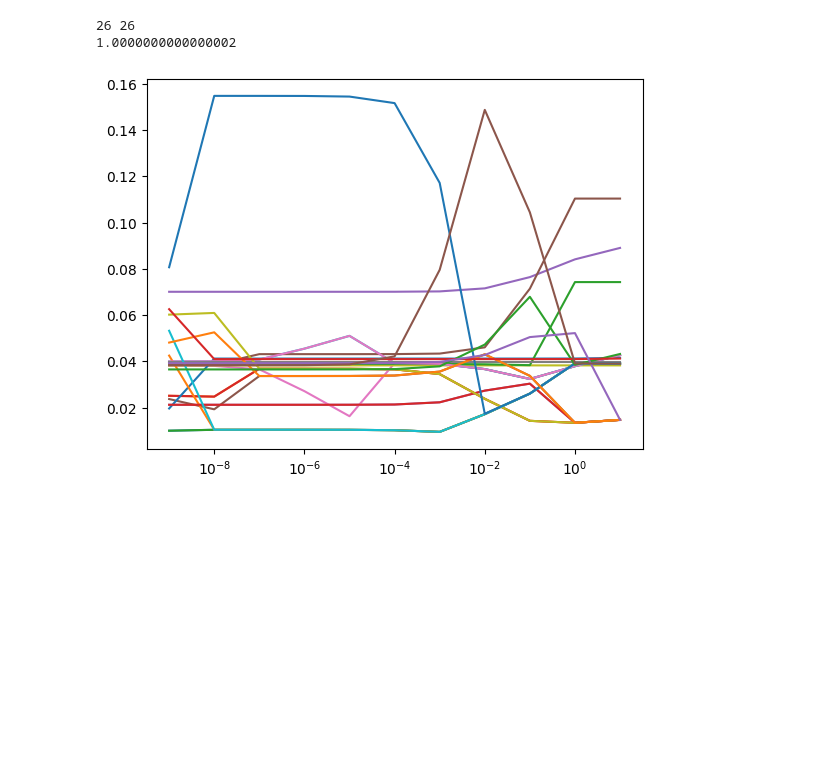
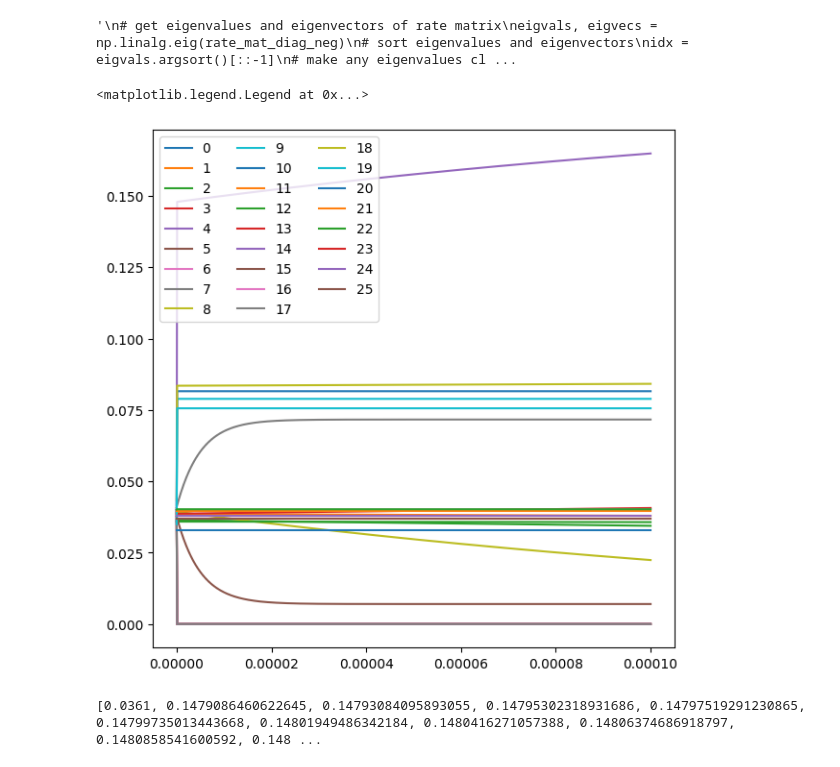
Before and after one commit to santi921/kmcluster, a Jupyter notebook: kmcluster/scripts/eigen.ipynb, the cells around one changed output. Drawn from its saved outputs; the diff is of its cells as text; code cells hidden in the pictures; blank space fills up the shorter version.

Commit message:
updated eigen w/ just vanilla prop

```diff
--- a/kmcluster/scripts/eigen.ipynb
+++ b/kmcluster/scripts/eigen.ipynb
@@ -25,8 +46,0 @@ energies_huan_mat = sparse_to_mat(huan_all)
-# %%
-
-rate_mat = energy_to_rates(energies_huan_mat, T, scale=1)
-# convert rate matrix to transition matrix
-transition_mat = rate_mat / np.sum(rate_mat, axis=1)[:, np.newaxis]
-# convert rate matrix to rate Matrix where diagonal is -1 * sum of column
-# Note: This is required for the continuous markov approximations
-rate_mat_diag_neg = rate_mat - np.diag(np.sum(rate_mat, axis=1))
@@ -55,4 +130,5 @@ States visited by stationary distribution:  [ 0  1  2  3  4  5  6  7  8  9 10 11
 # %%
+"""
 # get eigenvalues and eigenvectors of rate matrix
 eigvals, eigvecs = np.linalg.eig(rate_mat_diag_neg)
 # sort eigenvalues and eigenvectors
@@ -64,6 +140,8 @@ eigvecs = eigvecs[:, idx]
 
 eig_mat = np.diag(eigvals)
 eig_vec_mat = eigvecs
-
 eig_vec_mat_inv = np.linalg.inv(eig_vec_mat)
 # if this give you an singular matrix error use np.linalg.pinv instead
+"""
+# %% [output]
+'\n# get eigenvalues and eigenvectors of rate matrix\neigvals, eigvecs = np.linalg.eig(rate_mat_diag_neg)\n# sort eigenvalues and eigenvectors\nidx = eigvals.argsort()[::-1]\n# make any eigenvalues cl ...
@@ -136,23 +148,46 @@ init_dist_prop = init_dist / np.sum(init_dist)
-# %%
-# second arguement is time
-new_state = propagate_base(init_dist_prop, 10-8, rate_mat_diag_neg)
-# %% [output]
-26 26
-1.0000000000000002
+# %%
+rate_mat_diag_neg = energy_to_jacobian(energies_mat)
 # %%
-samples = [10e-10, 10e-9, 10e-8, 10e-7, 10e-6, 10e-5, 10e-4, 10e-3, 10e-2, 10e-1, 10e0]
+
+plt.figure(figsize=(7,7))
+
+# two ways to denote time
+max_time=0.0001
+samples = [0, 10e-12, 10e-11, 10e-10, 10e-9, 10e-8, 10e-7, 10e-6, 10e-5, 10e-4, 10e-3, 10e-2, 10e-1, 10e0, 10e1]
+samples = np.linspace(0, max_time, 1000)
+
 prop_dict = {}
+dict_state_major = {}
 for sample in samples:
-    prop_dict[sample] = propagate_base(init_dist_prop, sample, rate_mat_diag_neg)
+    dist_at_time = propagate_base(
+        init_dist_rand_prop,
+        sample,
+        rate_mat_diag_neg
+    )
+    prop_dict[sample] = dist_at_time
+
+
+# convert to df
 
 # plot the results
 
-import matplotlib.pyplot as plt
+for i in range(len(prop_dict[0])):
+    prop_time = [prop_dict[sample][i] for sample in samples]
+    #print(prop_time[:2])
+    plt.plot(samples, prop_time)
+    dict_state_major[i] = prop_time
+    #print(i, prop_time[0])
 
-for i in range(len(prop_dict[10e-10])):
-    prop_time = [prop_dict[sample][i] for sample in samples]
-    plt.plot(samples, prop_time, label=i)
+df_res = pd.DataFrame.from_dict(dict_state_major)
+label_tuple = tuple([i for i in range(prop_dict[0].shape[0])])
 
-plt.xscale("log")
+#plt.xscale("log")
+plt.legend(label_tuple, loc="best", ncols=3)
 # %% [output]
+<matplotlib.legend.Legend at 0x...>
-[figure, old version]
+[figure, new version]
+# %%
+prop_time = [prop_dict[sample][14] for sample in samples]
+print(prop_time)
+# %% [output]
+[0.0361, 0.1479086460622645, 0.14793084095893055, 0.14795302318931686, 0.14797519291230865, 0.14799735013443668, 0.14801949486342184, 0.1480416271057388, 0.14806374686918797, 0.1480858541600592, 0.148 ...
```
Also changed, not shown: parts of 8 cells of this notebook, 3 other files.
